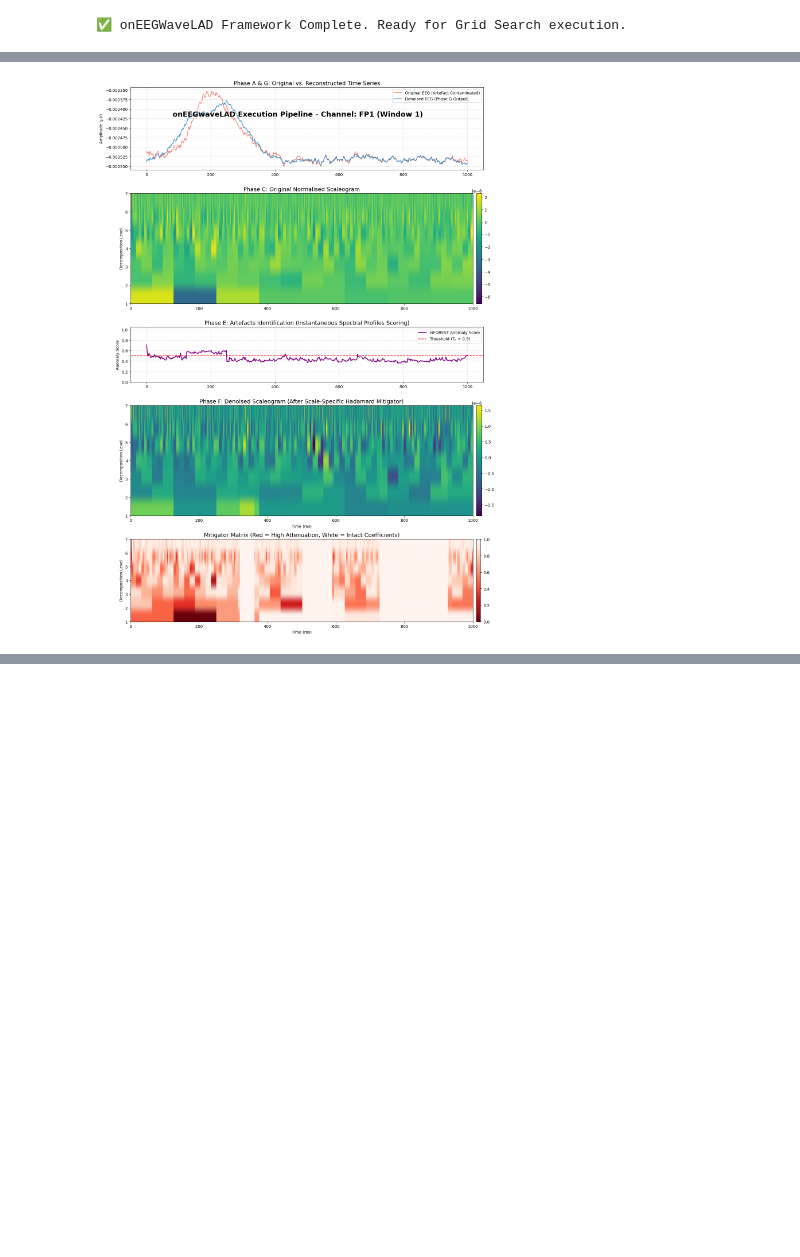
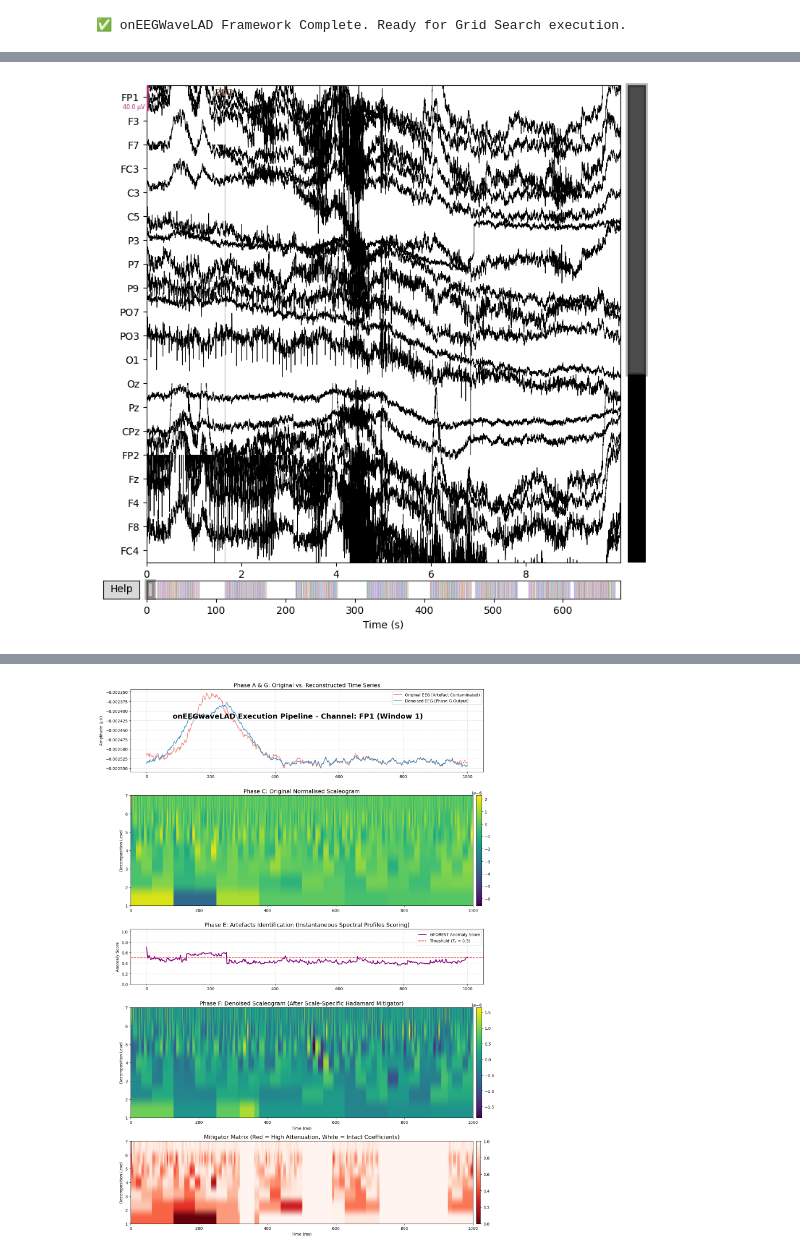
Before and after one commit to Areca293/Evaluating-the-Isolation-Forest-unsupervised-anomaly-detector-of-onEEGWaveLAD, a Jupyter notebook: onEEGwaveLAD_Framework.ipynb, the cells around one changed output, grey strips where cells are left out. Cells and saved outputs as stored; diff of their text form; code cells hidden in the pictures; blank space fills up the shorter version.

Commit message:
Upgrading data loading methods

```diff
--- a/onEEGwaveLAD_Framework.ipynb
+++ b/onEEGwaveLAD_Framework.ipynb
@@ -92,7 +108,7 @@ This class simulates the online streaming of EEG data. By yielding consecutive c
 **Methodological Alignment:** Currently, no edge padding is applied to mitigate the "Cone of Influence" at the boundaries of the wavelet transform. This is an intentional choice to strictly mirror the framework as defined in Chapter 3, though it is acknowledged as a limitation to be addressed in future iterations.
 # %%
 # ==========================================
-# Step A: EEG Windowing (已根据论文修正)
+# Step A: EEG Windowing (Revised according to the thesis)
 # ==========================================
 class OnEEGWaveLAD_Windowing:
     def __init__(self, raw_data, RTWL=1000):
@@ -100,14 +116,14 @@ class OnEEGWaveLAD_Windowing:
         self.Sr = raw_data.info['sfreq'] # Sampling rate (Hz)
         self.RTWL = RTWL                 # Real-Time Window Length (ms)
 
-        # 计算理论上的窗口采样点数
+        # Calculate the theoretical number of window sampling points
         theoretical_samples = (self.RTWL / 1000.0) * self.Sr
 
-        # 强制约束为最接近的 2 的幂 (Power-of-2) - 严格遵循论文要求
-        # 例如: 如果 theoretical_samples 是 500，将转换为 512
-        self.window_samples = int(2 ** np.round(np.log2(theoretical_samples)))
+        # Force constraint to the nearest power of 2 - strictly following the thesis requirements
+        # For example: If theoretical_samples is 500, it will be converted to 512
+        self.window_samples = int(2 ** np.ceil(np.log2(theoretical_samples)))
 
-        # 也可以反向推导实际的 RTWL (以毫秒为单位) 供记录和调试
+        # Reversely derive the actual RTWL (in ms) for recording and debugging
         self.actual_RTWL = (self.window_samples / self.Sr) * 1000.0
 
         print(f"[Phase A] Targeted RTWL: {self.RTWL}ms")
@@ -353,34 +369,50 @@ print("✅ onEEGWaveLAD Framework Complete. Ready for Grid Search execution.")
 # %% [output]
 ✅ onEEGWaveLAD Framework Complete. Ready for Grid Search execution.
 # %%
-# --- 你的本地配置 (请修改 rootPath) ---
+# ==========================================
+# 1. Local Configuration & Data Loading
+# ==========================================
 datasetName = "N170"
-subject_id = "1" # 使用网盘截图里的第一个受试者
-# 提示: 替换为你实际的本地路径
+subject_id = "1"
 rootPath = "/content/drive/MyDrive/"
 
+# --- 插入老师提供的通道与模板配置 ---
 montageName = "standard_1020"
 usedChannels = ["FP1","F3","F7","FC3","C3","C5","P3","P7","P9","PO7","PO3","O1","Oz","Pz","CPz","FP2","Fz","F4","F8","FC4","FCz","Cz","C4","C6","P4","P8","P10","PO8","PO4","O2"]
 montageChannelNames = ["Fp1","F3","F7","FC3","C3","C5","P3","P7","P9","PO7","PO3","O1","Oz","Pz","CPz","Fp2","Fz","F4","F8","FC4","FCz","Cz","C4","C6","P4","P8","P10","PO8","PO4","O2"]
+parametersOfDenoiser = None # 预留给去噪器的参数接口
 
-print("⏳ 正在加载 EEGLAB 数据...")
-raw_data = loadDataset(datasetName, subject_id, montageName, usedChannels, rootPath, montageChannelNames)
+print("⏳ Loading EEGLAB data...")
+
+# 调用老师版本的 loadDataset，并开启 verbose 模式以生成图表
+raw_data = loadDataset(
+    name=datasetName,
+    subject=subject_id,
+    montageName=montageName,
+    usedChannels=usedChannels,
+    rootPath=rootPath,
+    montageChannelNames=montageChannelNames,
+    parametersOfDenoiser=parametersOfDenoiser,
+    verbose=True
+)
+
+# 后续的模块初始化与流水线运行代码保持不变...
 
 # ==========================================
-# 3. 初始化 onEEGwaveLAD 框架组件
+# 2. Initialization of onEEGwaveLAD Framework Components
 # ==========================================
-print("⏳ 正在初始化 onEEGwaveLAD 框架...")
-# Phase A: 窗口化模块 (提取数据)
+print("⏳ Initializing onEEGwaveLAD framework...")
+# Phase A: Windowing module (Data extraction)
 windowing = OnEEGWaveLAD_Windowing(raw_data, RTWL=1000)
 
-# Phase B: 多级小波分解模块
+# Phase B: Multi-level DWT module
 dwt = OnEEGWaveLAD_DWT(MW='sym4')
 
-# Phase C-G: 核心去噪模块 (设置30个通道，异常阈值Ta=0.5)
+# Phase C-G: Core denoising module (Configured for 30 channels, anomaly threshold Ta=0.5)
 num_channels = len(raw_data.ch_names)
 denoiser = OnEEGWaveLAD_Denoiser(n_channels=num_channels, Bs=10, IFS=512, Ta=0.50, Es=35)
 
-# 我们指定监控 'Fp1' 通道，因为它最容易受到眨眼伪影的污染，去噪对比最明显
+# We monitor the 'Fp1' channel as it is most susceptible to blink artefacts, making the denoising contrast most obvious
 target_channel_name = 'Fp1'
 if target_channel_name in raw_data.ch_names:
     debug_ch_idx = raw_data.ch_names.index(target_channel_name)
@@ -393,9 +425,9 @@ target_denoised_sig = None
 target_window_idx = -1
 
 # ==========================================
-# 4. 执行伪实时数据流处理
+# 3. Execute Pseudo-Real-Time Data Streaming
 # ==========================================
-print(f"🚀 正在运行流水线，监控 {raw_data.ch_names[debug_ch_idx]} 通道以捕捉伪影...")
+print(f"🚀 Running pipeline, monitoring channel {raw_data.ch_names[debug_ch_idx]} to capture artefacts...")
 
 for i, win in enumerate(windowing.get_window_stream()):
     # Phase B
@@ -409,19 +441,19 @@ for i, win in enumerate(windowing.get_window_stream()):
         debug_channel=debug_ch_idx
     )
 
-    # 捕捉逻辑：如果 eiFOREST 已经训练完毕，且检测到异常得分 > Ta
+    # Capture logic: If eiFOREST is trained and anomaly score > Ta is detected
     scores = debug.get('Step_E_Scores')
     if scores is not None and np.max(scores) > denoiser.Ta:
         target_window_idx = i
         target_debug_info = debug
-        # 提取监控通道的原始信号和去噪后信号
+        # Extract original and denoised signals for the monitored channel
         target_original_sig = win['original_window'][debug_ch_idx]
         target_denoised_sig = clean_sig_matrix[debug_ch_idx]
-        print(f"✅ 成功在窗口 {i} 捕捉到显著伪影！停止运行并生成图表。")
+        print(f"✅ Successfully captured significant artefact in window {i}! Stopping execution and generating plots.")
         break
 
 # ==========================================
-# 5. 生成学术级展示图表 (发给导师专用)
+# 4. Generate Academic-Grade Visualisations
 # ==========================================
 if target_debug_info is not None:
     fig, axes = plt.subplots(5, 1, figsize=(14, 20), gridspec_kw={'height_ratios': [1.5, 2, 1, 2, 1.5]})
@@ -430,7 +462,7 @@ if target_debug_info is not None:
     time_axis = np.linspace(0, windowing.actual_RTWL, len(target_original_sig))
     isp_time_axis = np.linspace(0, windowing.actual_RTWL, len(target_debug_info['Step_E_Scores']))
 
-    # Plot 1: Phase A & G (时域波形对比)
+    # Plot 1: Phase A & G (Time-domain waveform comparison)
     axes[0].plot(time_axis, target_original_sig, label="Original EEG (Artefact Contaminated)", color='#e74c3c', alpha=0.7, linewidth=1.5)
     axes[0].plot(time_axis, target_denoised_sig, label="Denoised EEG (Phase G Output)", color='#2980b9', alpha=0.9, linewidth=1.5)
     axes[0].set_title("Phase A & G: Original vs. Reconstructed Time Series", fontsize=14)
@@ -438,14 +470,14 @@ if target_debug_info is not None:
     axes[0].legend(loc='upper right')
     axes[0].grid(True, linestyle='--', alpha=0.5)
 
-    # Plot 2: Phase C (原始尺度图)
+    # Plot 2: Phase C (Original scaleogram)
     sc_before = target_debug_info['Step_C_Scaleogram_Before'].T
     im1 = axes[1].imshow(sc_before, aspect='auto', cmap='viridis', origin='lower', extent=[0, windowing.actual_RTWL, 1, sc_before.shape[0]])
     axes[1].set_title("Phase C: Original Normalised Scaleogram", fontsize=14)
     axes[1].set_ylabel("Decomposition Level")
     fig.colorbar(im1, ax=axes[1], fraction=0.02, pad=0.01)
 
-    # Plot 3: Phase D & E (异常得分)
+    # Plot 3: Phase D & E (Anomaly scores)
     axes[2].plot(isp_time_axis, target_debug_info['Step_E_Scores'], color='purple', linewidth=2, label='eiFOREST Anomaly Score')
     axes[2].axhline(y=denoiser.Ta, color='red', linestyle='--', label=f'Threshold ($T_a$ = {denoiser.Ta})')
     axes[2].set_title("Phase E: Artefacts Identification (Instantaneous Spectral Profiles Scoring)", fontsize=14)
@@ -454,7 +486,7 @@ if target_debug_info is not None:
     axes[2].legend(loc='upper right')
     axes[2].grid(True, linestyle='--', alpha=0.5)
 
-    # Plot 4: Phase F (去噪后的尺度图)
+    # Plot 4: Phase F (Denoised scaleogram)
     sc_after = target_debug_info['Step_C_Scaleogram_After'].T
     im2 = axes[3].imshow(sc_after, aspect='auto', cmap='viridis', origin='lower', extent=[0, windowing.actual_RTWL, 1, sc_after.shape[0]])
     axes[3].set_title("Phase F: Denoised Scaleogram (After Scale-Specific Hadamard Mitigator)", fontsize=14)
@@ -462,7 +494,7 @@ if target_debug_info is not None:
     axes[3].set_xlabel("Time (ms)")
     fig.colorbar(im2, ax=axes[3], fraction=0.02, pad=0.01)
 
-    # Plot 5: Phase F (哈达玛积衰减热力图)
+    # Plot 5: Phase F (Hadamard product attenuation heatmap)
     mitigator = target_debug_info['Step_F_Mitigator'].T
     im3 = axes[4].imshow(mitigator, aspect='auto', cmap='Reds_r', origin='lower', vmin=0, vmax=1, extent=[0, windowing.actual_RTWL, 1, mitigator.shape[0]])
     axes[4].set_title("Mitigator Matrix (Red = High Attenuation, White = Intact Coefficients)", fontsize=14)
@@ -473,5 +505,5 @@ if target_debug_info is not None:
     plt.tight_layout()
     plt.show()
 else:
-    print("缓冲池仍在热身或未发现明显超过阈值的伪影。你可以尝试调低 Ta 或增加测试数据量。")
+    print("Buffer pool is still warming up or no artefact significantly exceeding the threshold was found. Try lowering Ta or increasing the test data.")
 # %% [output]
@@ -486 +527 @@ Reading 0 ... 699391  =      0.000 ...   682.999 secs...
-[figure, old version]
+[figure, new version]
@@ -486,0 +533 @@ Reading 0 ... 699391  =      0.000 ...   682.999 secs...
+[figure, added]
```
Also changed, not shown: parts of 2 cells of this notebook.
